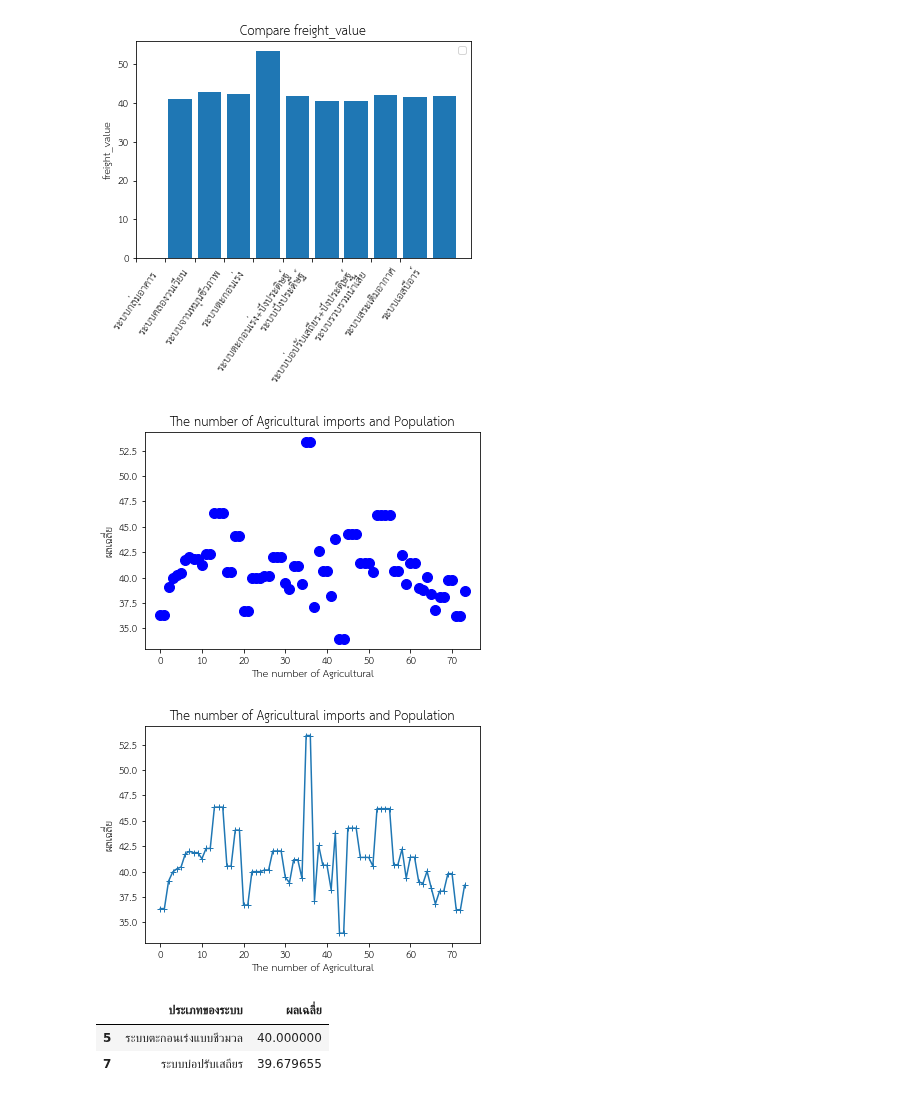
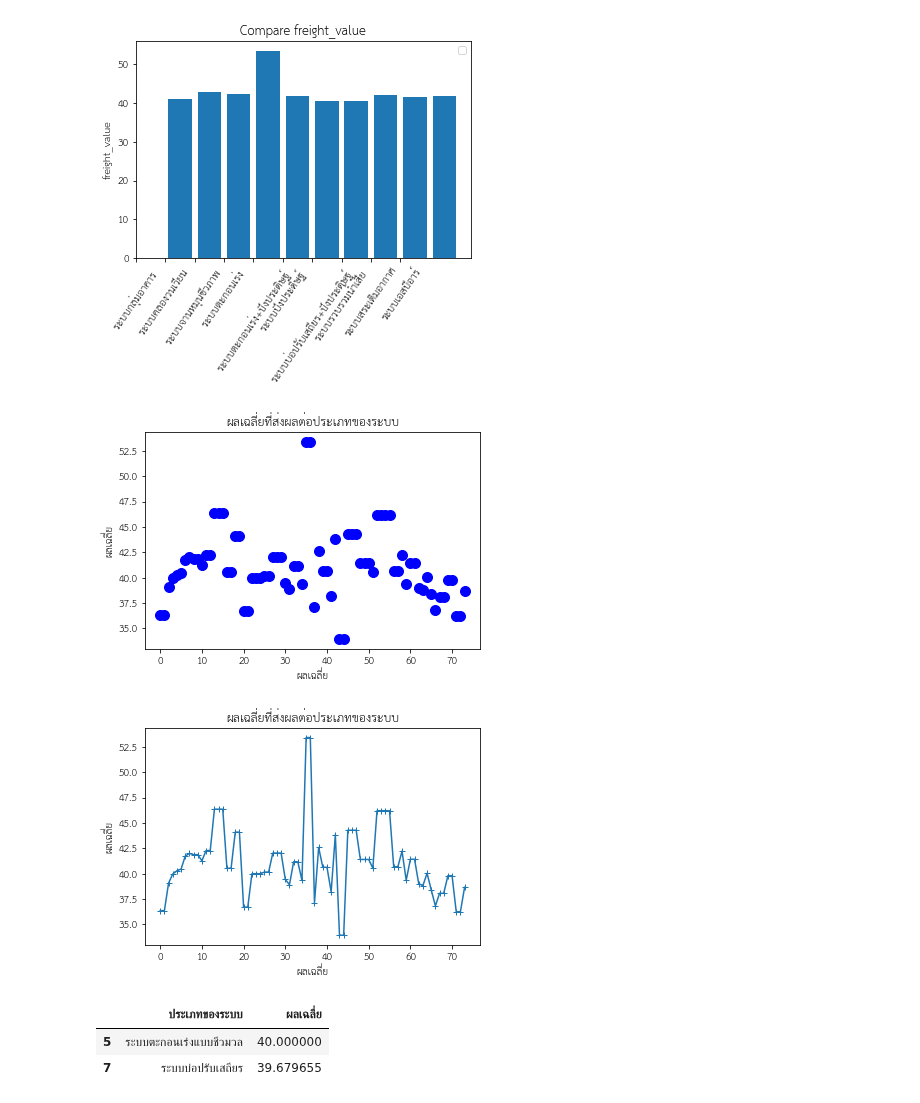
Before and after one commit to sitthatkaja/DWDM21, a Jupyter notebook: Project.ipynb, the cells around one changed output. Cells and saved outputs as stored; diff of their text form; code cells hidden in the pictures.

```diff
--- a/Project.ipynb
+++ b/Project.ipynb
@@ -22,6 +26,6 @@ Drive already mounted at /content/drive; to attempt to forcibly remount, call dr
 import os # os ไว้จัดการไฟล์และถาท ถาทคือที่อยู่ของไฟล์
 # %%
 path = '/content/drive/My Drive/DWDM2021_DATA' #ชื่อ path ชี้ไปไฟล์ที่เราต้องการ
-data_BB = pd.read_csv(os.path.join(path,'กำจัดของเสีย.csv'))
+data_BB = pd.read_csv(os.path.join(path,'บำบัดของเสีย.csv'))
 data_BB #ข้อมูลหลักชุดที่ 1
 # %% [output]
@@ -558,4 +575,4 @@ table_3.plot.scatter('จังหวัด','ผลเฉลี่ย', s = 30)
 # %%
-data_1 = table_3[['จังหวัด','ประเภทของระบบ','ผลเฉลี่ย','รวมเฉลี่ย']] #เลือก colum ที่ต้องการจะศึกษา
+data_1 = table_3[['โซน','ภาค','จังหวัด','ประเภทของระบบ','ผลเฉลี่ย','รวมเฉลี่ย']] #เลือก columm ที่ต้องการจะศึกษา
 data_1
 # %% [output]
@@ -956,20 +1157,20 @@ No handles with labels found to put in legend.
 [figure]
 # %%
 plt.scatter(range(len(data_1['ประเภทของระบบ'])),data_1['ผลเฉลี่ย'],s=100,c='B')
-plt.xlabel('The number of Agricultural')
+plt.xlabel('ผลเฉลี่ย')
 plt.ylabel('ผลเฉลี่ย')
-plt.title('The number of Agricultural imports and Population')
+plt.title('ผลเฉลี่ยที่ส่งผลต่อประเภทของระบบ')
 plt.show()
 # %% [output]
-[figure, old version]
+[figure, new version]
 # %%
 plt.plot(range(len(data_1['ประเภทของระบบ'])),data_1['ผลเฉลี่ย'],marker='+')
-plt.xlabel('The number of Agricultural')
+plt.xlabel('ผลเฉลี่ย')
 plt.ylabel('ผลเฉลี่ย')
-plt.title('The number of Agricultural imports and Population')
+plt.title('ผลเฉลี่ยที่ส่งผลต่อประเภทของระบบ')
 plt.show()
 # %% [output]
-[figure, old version]
+[figure, new version]
 # %%
 change2 = category_mean['ผลเฉลี่ย'] <= 40
 mean_least40 = category_mean[change2]
```
Also changed, not shown: parts of 82 cells of this notebook.
